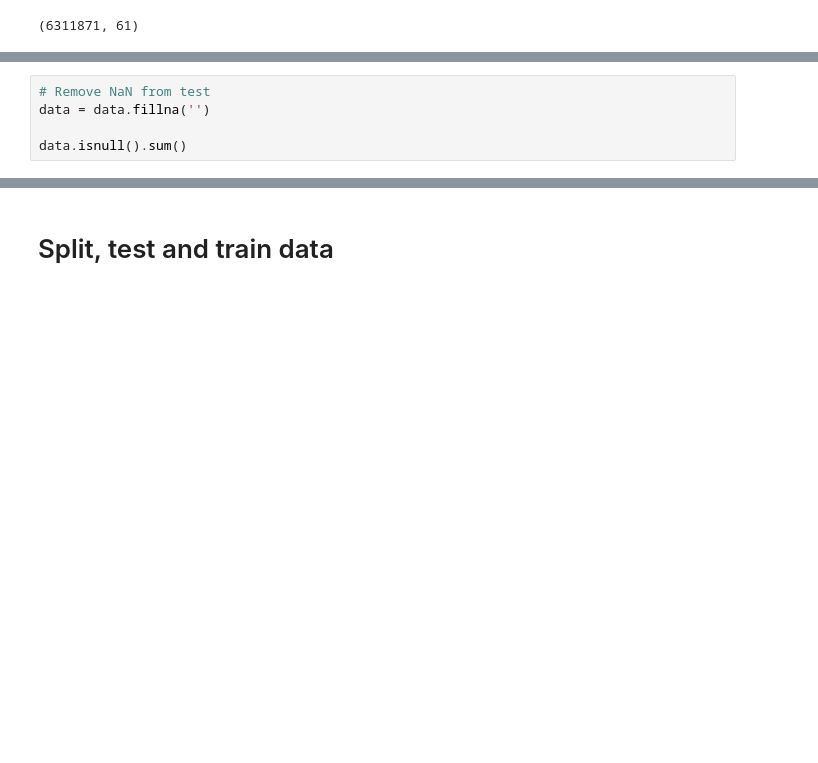
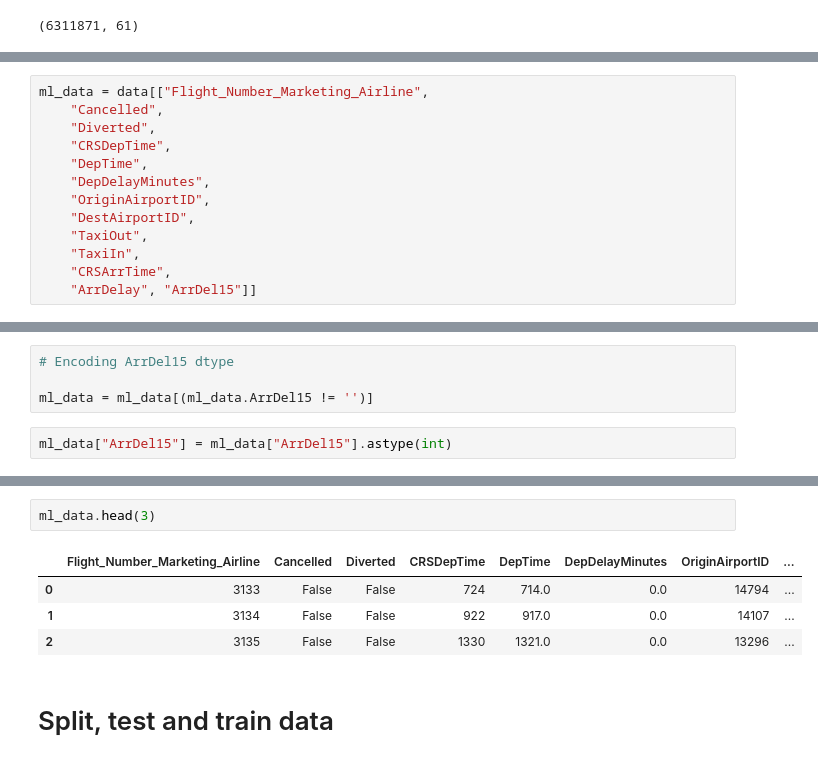
Before and after one commit to 05Perseus/Final_Project_Group_3, a Jupyter notebook: logistic_reg_prediction.ipynb, the cells around one changed output, grey strips where cells are left out. Cells and saved outputs as stored; diff of their text form; blank space fills up the shorter version.

```diff
--- a/logistic_reg_prediction.ipynb
+++ b/logistic_reg_prediction.ipynb
@@ -51,6 +73 @@ DivAirportLandings         2
 Length: 61, dtype: int64
-# %%
-# Remove NaN from test
-data = data.fillna('')
-
-data.isnull().sum()
@@ -69,0 +89,13 @@ Length: 61, dtype: int64
+# %%
+ml_data = data[["Flight_Number_Marketing_Airline",
+    "Cancelled",
+    "Diverted",
+    "CRSDepTime",
+    "DepTime",
+    "DepDelayMinutes",
+    "OriginAirportID",
+    "DestAirportID",
+    "TaxiOut",
+    "TaxiIn",
+    "CRSArrTime",
+    "ArrDelay", "ArrDel15"]]
@@ -69,0 +119,6 @@ Length: 61, dtype: int64
+# %%
+# Encoding ArrDel15 dtype
+
+ml_data = ml_data[(ml_data.ArrDel15 != '')]
+# %%
+ml_data["ArrDel15"] = ml_data["ArrDel15"].astype(int)
@@ -70,3 +148,10 @@ Length: 61, dtype: int64
+# %%
+ml_data.head(3)
+# %% [output]
+|  | Flight_Number_Marketing_Airline | Cancelled | Diverted | CRSDepTime | DepTime | DepDelayMinutes | OriginAirportID | ... |
+| 0 | 3133 | False | False | 724 | 714.0 | 0.0 | 14794 | ... |
+| 1 | 3134 | False | False | 922 | 917.0 | 0.0 | 14107 | ... |
+| 2 | 3135 | False | False | 1330 | 1321.0 | 0.0 | 13296 | ... |
 # %% [markdown]
 # Split, test and train data
 # %%
```
Also changed, not shown: parts of 23 cells of this notebook.
